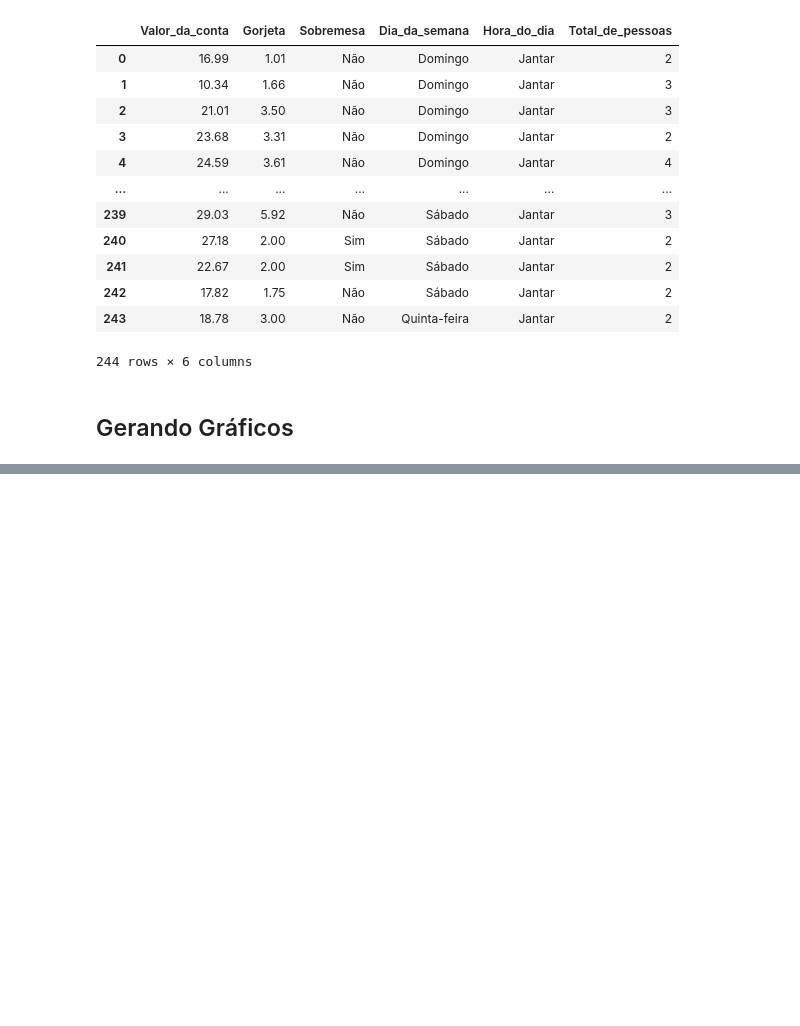
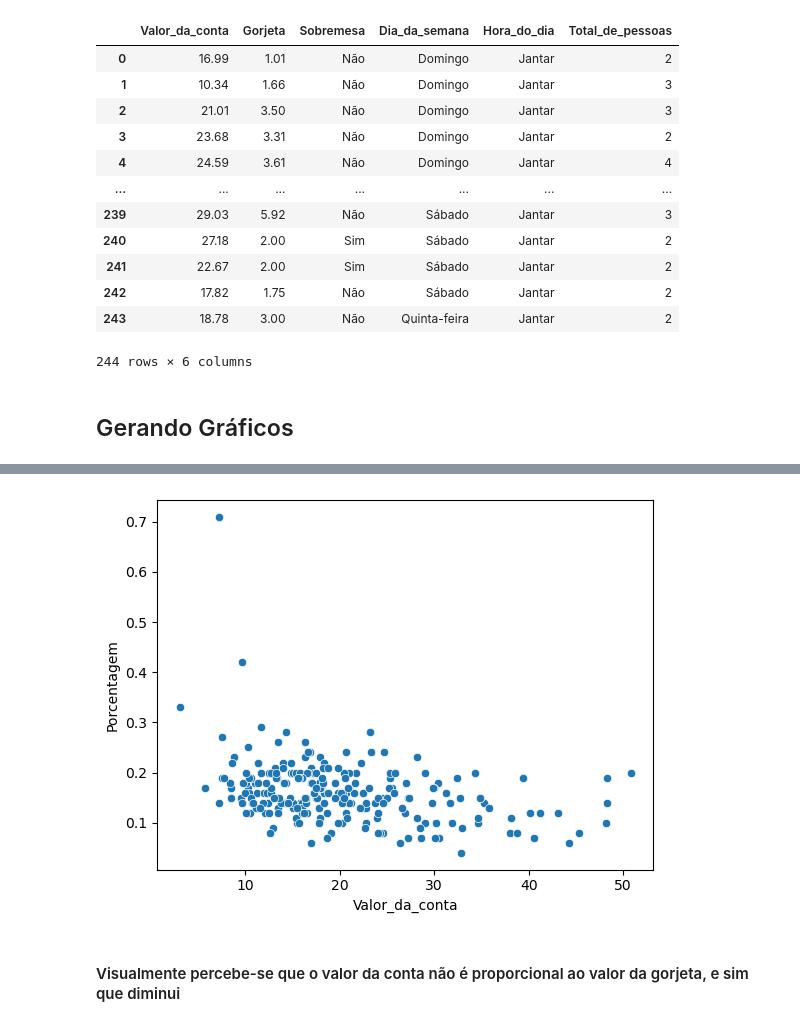
Before and after one commit to MMouraLMelo/python-para-data-science, a Jupyter notebook: data visualization_explorando com seaborn/analise de dados de gorjetas.ipynb, the cells around one changed output, grey strips where cells are left out. Cells and saved outputs as stored; diff of their text form; code cells hidden in the pictures; blank space fills up the shorter version.

```diff
--- a/data visualization_explorando com seaborn/analise de dados de gorjetas.ipynb
+++ b/data visualization_explorando com seaborn/analise de dados de gorjetas.ipynb
@@ -145,0 +201,2 @@ novo_df.to_csv('arquivos/tips_tratada.csv', index = False)
+# %%
+novo_df['Porcentagem'] = novo_df['Gorjeta'] / novo_df['Valor_da_conta']
@@ -145,0 +219,2 @@ novo_df.to_csv('arquivos/tips_tratada.csv', index = False)
+# %%
+novo_df.Porcentagem = novo_df.Porcentagem.round(2)
@@ -145,0 +237,6 @@ novo_df.to_csv('arquivos/tips_tratada.csv', index = False)
+# %%
+grafico2 = sns.scatterplot(x = 'Valor_da_conta', y = 'Porcentagem', data = novo_df)
+# %% [output]
+[figure, added]
+# %% [markdown]
+#### Visualmente percebe-se que o valor da conta não é proporcional ao valor da gorjeta, e sim que diminui
```
Also changed, not shown: parts of 53 cells of this notebook, 1 other file.
